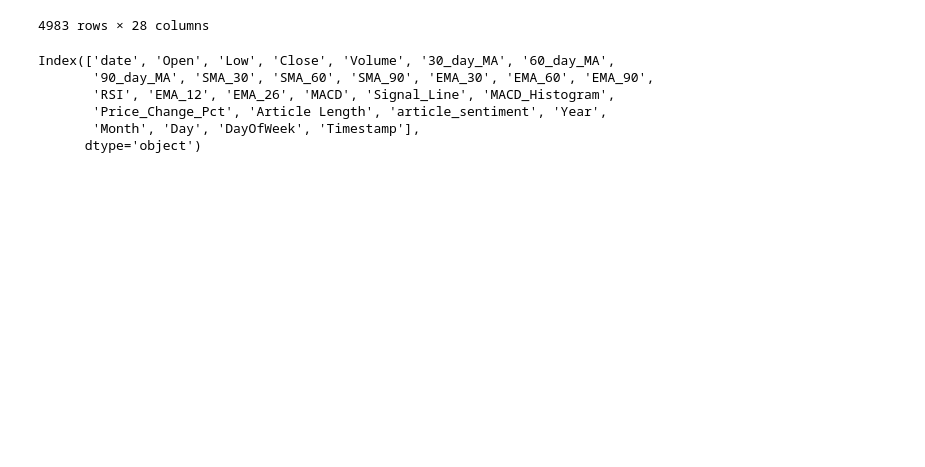
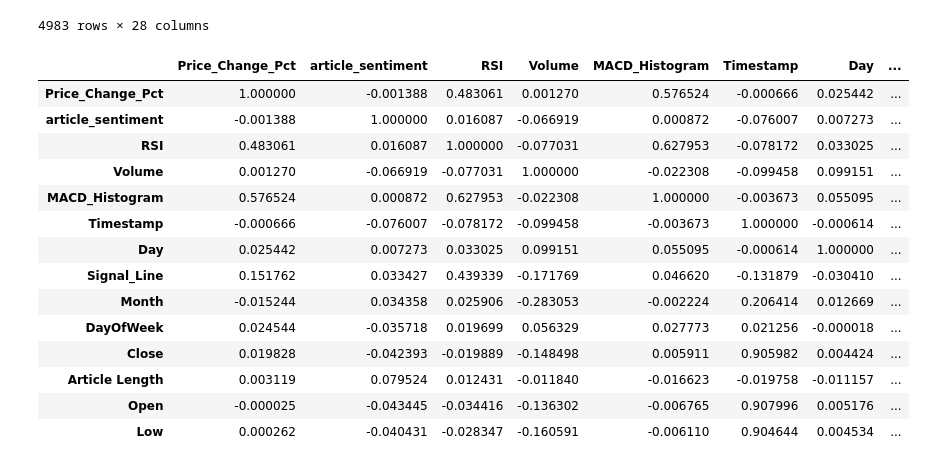
Before and after one commit to EthanFalcao/Sentiment-Analysis-in-Financial-Markets, a Jupyter notebook: 8. Feature Selection(new).ipynb, the cells around one changed output. Saved outputs shown, nothing was run; the diff lists cells and outputs as text; code cells hidden in the pictures; blank space fills up the shorter version.

Commit message:
correlation matrix

```diff
--- a/8. Feature Selection(new).ipynb
+++ b/8. Feature Selection(new).ipynb
@@ -322,15 +353,32 @@ df
 | 4981 | 2023-12-29 | 377.160004 | 373.480011 | 376.040009 | 18723000.0 | 375.528670 | 374.948669 | 374.082668 | 375.528670 | 374.948669 | ... |
 | 4982 | 2023-12-29 | 377.160004 | 373.480011 | 376.040009 | 18723000.0 | 375.594337 | 374.973003 | 374.142890 | 375.594337 | 374.973003 | ... |
 4983 rows × 28 columns
-# %%
-df.columns
-# %% [output]
-Index(['date', 'Open', 'Low', 'Close', 'Volume', '30_day_MA', '60_day_MA',
-       '90_day_MA', 'SMA_30', 'SMA_60', 'SMA_90', 'EMA_30', 'EMA_60', 'EMA_90',
-       'RSI', 'EMA_12', 'EMA_26', 'MACD', 'Signal_Line', 'MACD_Histogram',
-       'Price_Change_Pct', 'Article Length', 'article_sentiment', 'Year',
-       'Month', 'Day', 'DayOfWeek', 'Timestamp'],
-      dtype='object')
+# %%
+corr_df = df[["Price_Change_Pct","article_sentiment",'RSI', 'Volume', 'MACD_Histogram', 'Timestamp', 'Day','Signal_Line', 'Month', 'DayOfWeek', 'Close', 'Article Length', 'Open', 'Low']]
+# %%
+df['date'] = pd.to_datetime(df['date'])
+
+# Select only the numerical columns from the DataFrame
+df_numerical = corr_df.select_dtypes(include=['int64', 'float64'])
+# Correlation Analysis
+corr = df_numerical.corr()
+corr.style.background_gradient(cmap='coolwarm')
+# %% [output]
+|  | Price_Change_Pct | article_sentiment | RSI | Volume | MACD_Histogram | Timestamp | Day | ... |
+| Price_Change_Pct | 1.000000 | -0.001388 | 0.483061 | 0.001270 | 0.576524 | -0.000666 | 0.025442 | ... |
+| article_sentiment | -0.001388 | 1.000000 | 0.016087 | -0.066919 | 0.000872 | -0.076007 | 0.007273 | ... |
+| RSI | 0.483061 | 0.016087 | 1.000000 | -0.077031 | 0.627953 | -0.078172 | 0.033025 | ... |
+| Volume | 0.001270 | -0.066919 | -0.077031 | 1.000000 | -0.022308 | -0.099458 | 0.099151 | ... |
+| MACD_Histogram | 0.576524 | 0.000872 | 0.627953 | -0.022308 | 1.000000 | -0.003673 | 0.055095 | ... |
+| Timestamp | -0.000666 | -0.076007 | -0.078172 | -0.099458 | -0.003673 | 1.000000 | -0.000614 | ... |
+| Day | 0.025442 | 0.007273 | 0.033025 | 0.099151 | 0.055095 | -0.000614 | 1.000000 | ... |
+| Signal_Line | 0.151762 | 0.033427 | 0.439339 | -0.171769 | 0.046620 | -0.131879 | -0.030410 | ... |
+| Month | -0.015244 | 0.034358 | 0.025906 | -0.283053 | -0.002224 | 0.206414 | 0.012669 | ... |
+| DayOfWeek | 0.024544 | -0.035718 | 0.019699 | 0.056329 | 0.027773 | 0.021256 | -0.000018 | ... |
+| Close | 0.019828 | -0.042393 | -0.019889 | -0.148498 | 0.005911 | 0.905982 | 0.004424 | ... |
+| Article Length | 0.003119 | 0.079524 | 0.012431 | -0.011840 | -0.016623 | -0.019758 | -0.011157 | ... |
+| Open | -0.000025 | -0.043445 | -0.034416 | -0.136302 | -0.006765 | 0.907996 | 0.005176 | ... |
+| Low | 0.000262 | -0.040431 | -0.028347 | -0.160591 | -0.006110 | 0.904644 | 0.004534 | ... |
 # %%
 df = df[['date','Year', 'Month', 'Day', 'DayOfWeek', 'Timestamp', 'Open', 'Low', 'Close', 'Volume', '30_day_MA', '60_day_MA',
        '90_day_MA', 'SMA_30', 'SMA_60', 'SMA_90', 'EMA_30', 'EMA_60', 'EMA_90', 'RSI', 'EMA_12', 'EMA_26', 'MACD', 'Signal_Line', 'MACD_Histogram',
```
Also changed, not shown: parts of 3 cells of this notebook, 2 other files.
